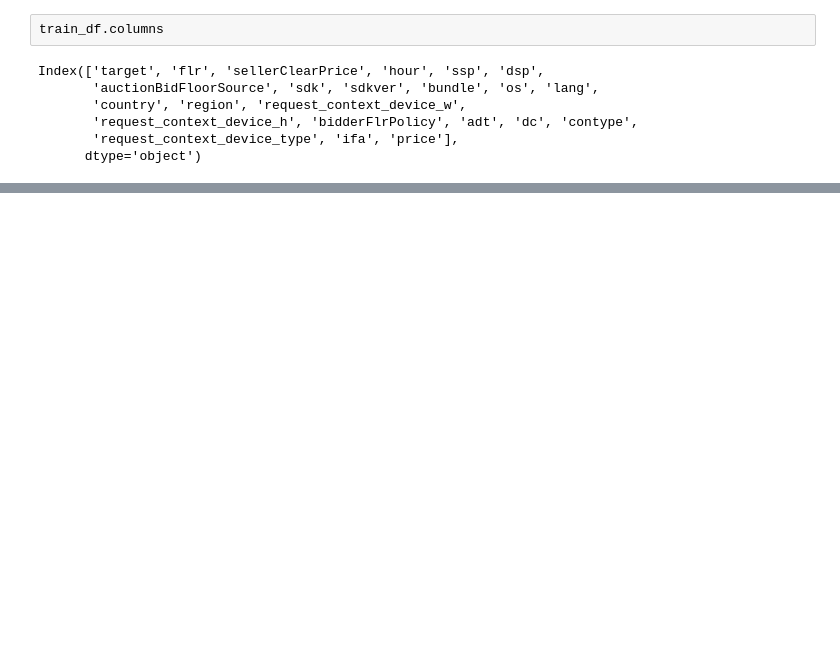
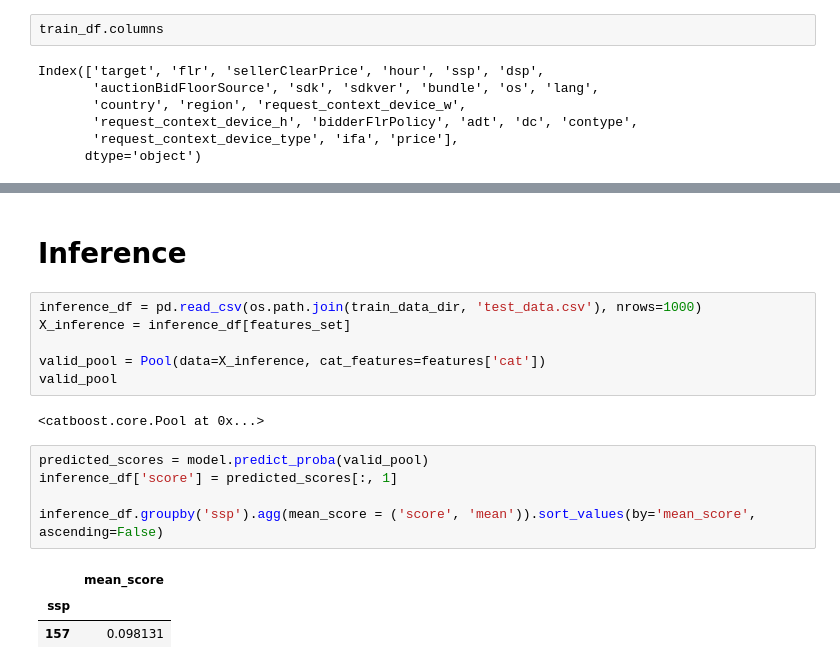
Before and after one commit to aleksandr-dzhumurat/ai_product_engineer, a Jupyter notebook: jupyter_notebooks/EDA.ipynb, the cells around one changed output, grey strips where cells are left out. Drawn from its saved outputs; the diff is of its cells as text; blank space fills up the shorter version.

```diff
--- a/jupyter_notebooks/EDA.ipynb
+++ b/jupyter_notebooks/EDA.ipynb
@@ -96,0 +176,19 @@ print(f'Model trained: {model}')
+# %% [markdown]
+# Inference
+# %%
+inference_df = pd.read_csv(os.path.join(train_data_dir, 'test_data.csv'), nrows=1000)
+X_inference = inference_df[features_set]
+
+valid_pool = Pool(data=X_inference, cat_features=features['cat'])
+valid_pool
+# %% [output]
+<catboost.core.Pool at 0x...>
+# %%
+predicted_scores = model.predict_proba(valid_pool)
+inference_df['score'] = predicted_scores[:, 1]
+
+inference_df.groupby('ssp').agg(mean_score = ('score', 'mean')).sort_values(by='mean_score', ascending=False)
+# %% [output]
+|  | mean_score |
+| ssp |  |
+| 157 | 0.098131 |
```
Also changed, not shown: parts of 14 cells of this notebook, 7 other files.
